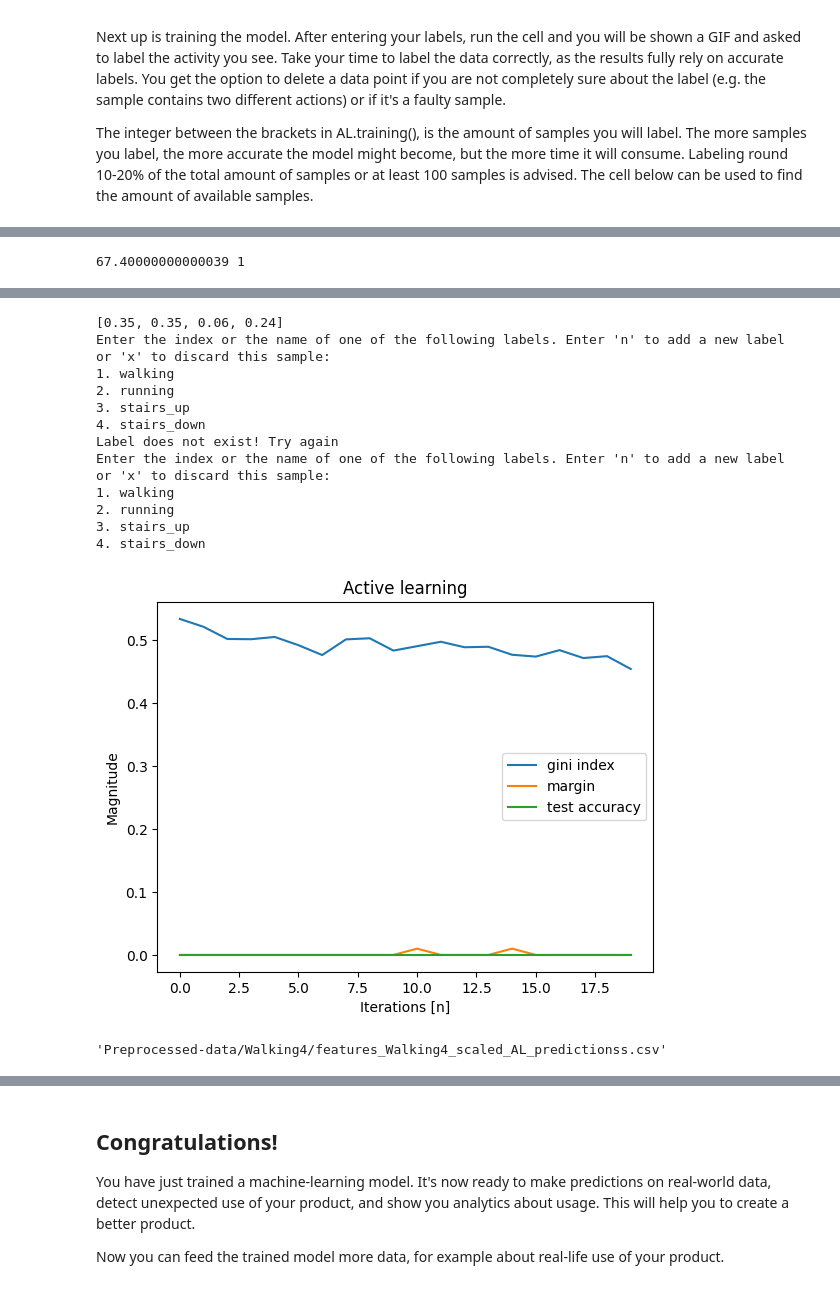
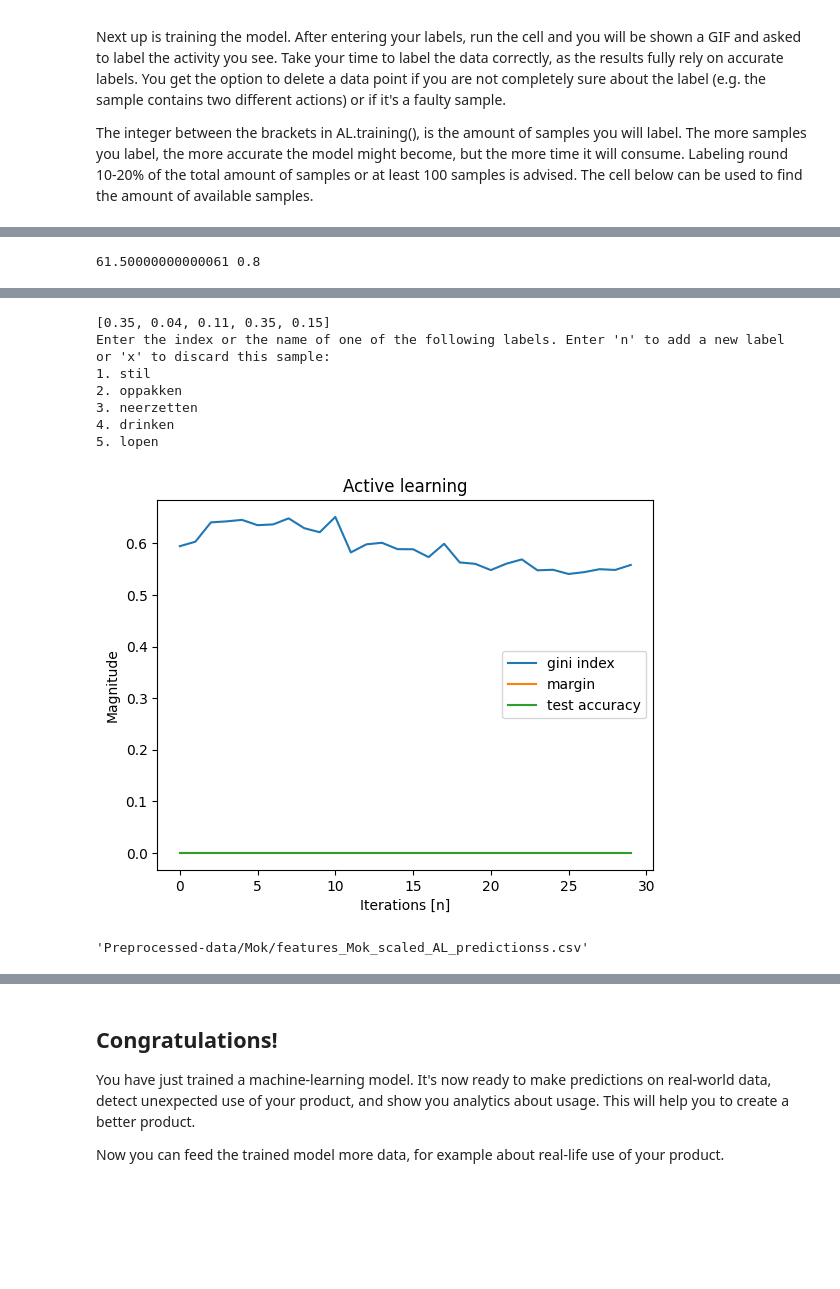
Before and after one commit to iantmn/Capstone-AI-IoT, a Jupyter notebook: Notebook.ipynb, the cells around one changed output, grey strips where cells are left out. Cells and saved outputs as stored; diff of their text form; code cells hidden in the pictures; blank space fills up the shorter version.

```diff
--- a/Notebook.ipynb
+++ b/Notebook.ipynb
@@ -26,7 +26,7 @@ from AI_for_Designers.Notebook import check_activity_name, amount_of_samples
 # %% [markdown]
 In the cell below, the name of the Activity can be changed. It helps come up with a descriptive name like the name of the prototype. ATTENTION: the name should only contain letters, numbers, underscores and dashes. The
 # %%
-Activity = 'Walking3'
+Activity = 'Mok'
 check_activity_name(Activity)
 # %% [output]
 Name is valid!
@@ -44,6 +44,9 @@ There are **4 variables** that are important for you to edit:
 Enter the values below, and run the cell to start the preprocessing. ATTENTION: the frame size and the frame offset, should be the same for all the different files, while the start-chop and the end-chop may differ.
 
 After you've preprocessed your data, the application will have extracted features like standard deviation and most present frequency. These features will be used to analyze the characteristics of a data point and classify it to an activity.
+# %%
+frame_size = 0.8
+frame_offset = 0.1
 # %%
 empty_files([f'Preprocessed-data/{Activity}/features_{Activity}.txt',
              f'Preprocessed-data/{Activity}/features_{Activity}_scaled.csv',
@@ -79,27 +92,22 @@ print(amount_of_samples(f'Preprocessed-data/{Activity}/processed_data_files.txt'
+# %%
+labels = ['stil', 'oppakken', 'neerzetten', 'drinken', 'lopen']
 # %%
-labels = ['walking', 'running', 'stairs_up', 'stairs_down']
-
-AL = ActiveLearning(fr'Preprocessed-data/{Activity}/features_{Activity}_scaled.csv', Activity, labels, 1)
-AL.training(20)
+AL = ActiveLearning(fr'Preprocessed-data/{Activity}/features_{Activity}_scaled.csv', Activity, labels, frame_size)
+AL.training(30, random_points=2)
 AL.plotting()
 AL.write_to_file()
 # %% [output]
-67.40000000000039 1
+61.50000000000061 0.8
 [interactive output not drawn]
-[0.35, 0.35, 0.06, 0.24]
+[0.35, 0.04, 0.11, 0.35, 0.15]
 Enter the index or the name of one of the following labels. Enter 'n' to add a new label or 'x' to discard this sample:
-1. walking
-2. running
-3. stairs_up
-4. stairs_down
-Label does not exist! Try again
-Enter the index or the name of one of the following labels. Enter 'n' to add a new label or 'x' to discard this sample:
-1. walking
-2. running
-3. stairs_up
-4. stairs_down
+1. stil
+2. oppakken
+3. neerzetten
+4. drinken
+5. lopen
-[figure, old version]
+[figure, new version]
-'Preprocessed-data/Walking4/features_Walking4_scaled_AL_predictionss.csv'
+'Preprocessed-data/Mok/features_Mok_scaled_AL_predictionss.csv'
 # %%
 AL.testing(10)
 # %% [output]
```
Also changed, not shown: parts of 6 cells of this notebook, 37 other files.
